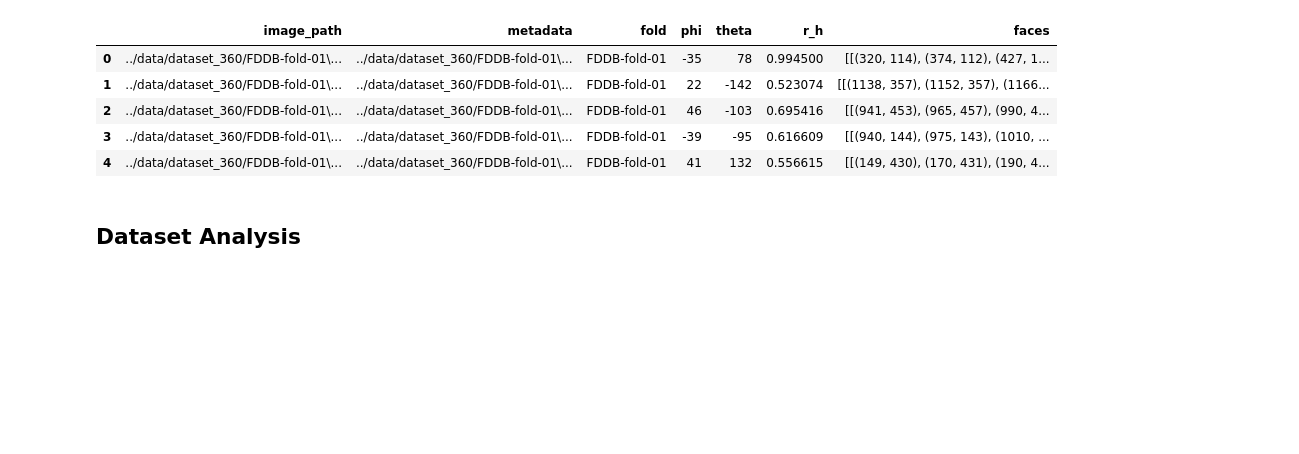
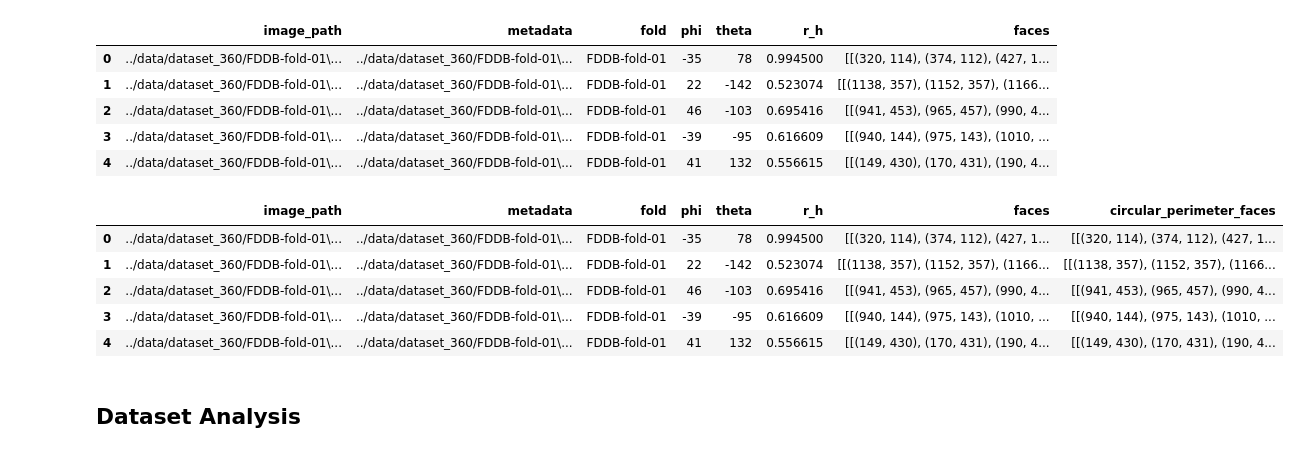
Before and after one commit to TeleMidia/faces360, a Jupyter notebook: ipynb/dataset360_analysis.ipynb, the cells around one changed output. Drawn from its saved outputs; the diff is of its cells as text; code cells hidden in the pictures; blank space fills up the shorter version.

```diff
--- a/ipynb/dataset360_analysis.ipynb
+++ b/ipynb/dataset360_analysis.ipynb
@@ -52,6 +52,26 @@ dataset360.head()
 | 2 | ../data/dataset_360/FDDB-fold-01\... | ../data/dataset_360/FDDB-fold-01\... | FDDB-fold-01 | 46 | -103 | 0.695416 | [[(941, 453), (965, 457), (990, 4... |
 | 3 | ../data/dataset_360/FDDB-fold-01\... | ../data/dataset_360/FDDB-fold-01\... | FDDB-fold-01 | -39 | -95 | 0.616609 | [[(940, 144), (975, 143), (1010, ... |
 | 4 | ../data/dataset_360/FDDB-fold-01\... | ../data/dataset_360/FDDB-fold-01\... | FDDB-fold-01 | 41 | 132 | 0.556615 | [[(149, 430), (170, 431), (190, 4... |
+# %%
+def topcenterbottom_to_circular_perimeter(faces):
+    n_faces = []
+
+    for face in faces:
+        t_left, t_center, t_right, c_left, c_right, b_left, b_center, b_right = face
+        n_face = [t_left, t_center, t_right, c_right, b_right, b_center, b_left, c_left]
+        n_faces.append(n_face)
+    return n_faces
+# %%
+circular_perimeter_faces = dataset360.faces.apply(topcenterbottom_to_circular_perimeter)
+dataset360['circular_perimeter_faces'] = circular_perimeter_faces
+dataset360.head()
+# %% [output]
+|  | image_path | metadata | fold | phi | theta | r_h | faces | circular_perimeter_faces |
+| 0 | ../data/dataset_360/FDDB-fold-01\... | ../data/dataset_360/FDDB-fold-01\... | FDDB-fold-01 | -35 | 78 | 0.994500 | [[(320, 114), (374, 112), (427, 1... | [[(320, 114), (374, 112), (427, 1... |
+| 1 | ../data/dataset_360/FDDB-fold-01\... | ../data/dataset_360/FDDB-fold-01\... | FDDB-fold-01 | 22 | -142 | 0.523074 | [[(1138, 357), (1152, 357), (1166... | [[(1138, 357), (1152, 357), (1166... |
+| 2 | ../data/dataset_360/FDDB-fold-01\... | ../data/dataset_360/FDDB-fold-01\... | FDDB-fold-01 | 46 | -103 | 0.695416 | [[(941, 453), (965, 457), (990, 4... | [[(941, 453), (965, 457), (990, 4... |
+| 3 | ../data/dataset_360/FDDB-fold-01\... | ../data/dataset_360/FDDB-fold-01\... | FDDB-fold-01 | -39 | -95 | 0.616609 | [[(940, 144), (975, 143), (1010, ... | [[(940, 144), (975, 143), (1010, ... |
+| 4 | ../data/dataset_360/FDDB-fold-01\... | ../data/dataset_360/FDDB-fold-01\... | FDDB-fold-01 | 41 | 132 | 0.556615 | [[(149, 430), (170, 431), (190, 4... | [[(149, 430), (170, 431), (190, 4... |
 # %%
 dataset360.to_pickle('../dataframes/dataset360.pkl')
 # %% [markdown]
```
Also changed, not shown: parts of 4 cells of this notebook, 4 other files.
